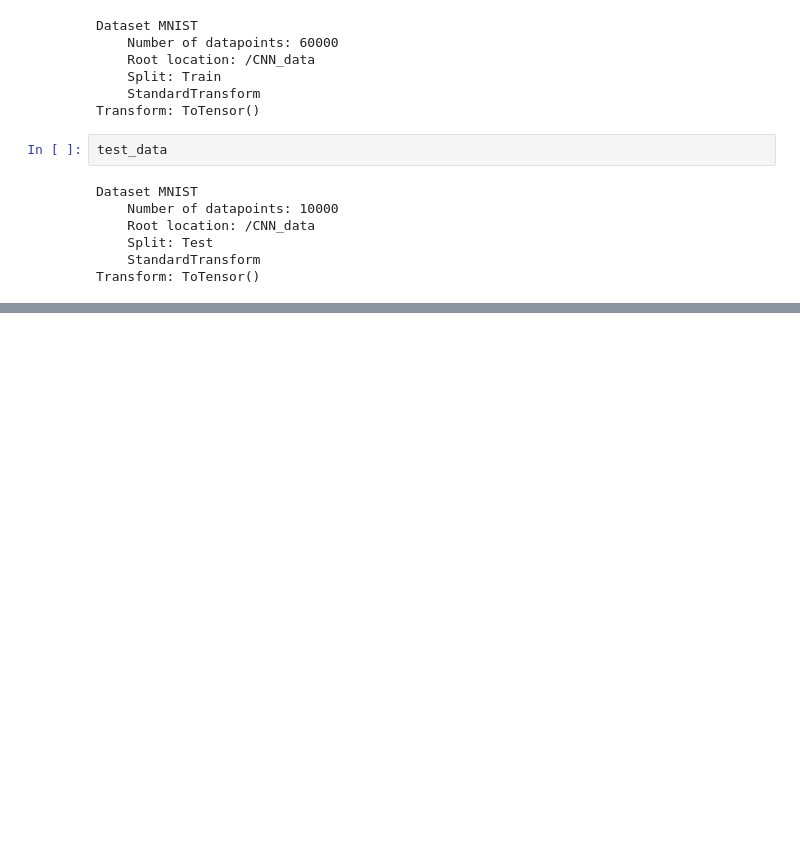
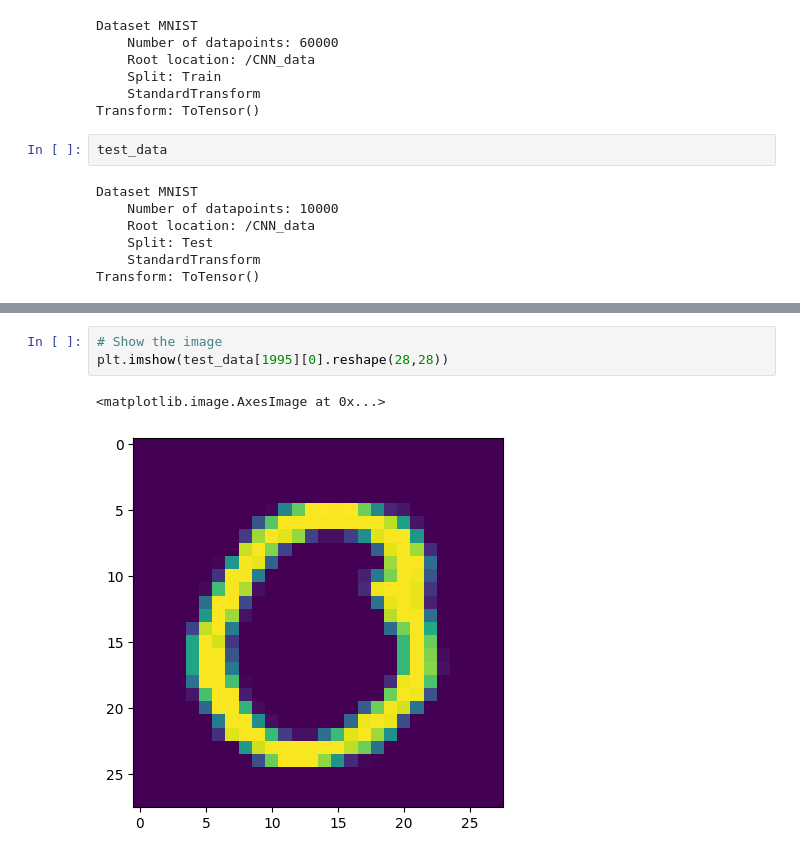
Before and after one commit to Girishbl1997/CNN-Trial, a Jupyter notebook: CNNTrial.ipynb, the cells around one changed output, grey strips where cells are left out. Saved outputs shown, nothing was run; the diff lists cells and outputs as text; blank space fills up the shorter version.

```diff
--- a/CNNTrial.ipynb
+++ b/CNNTrial.ipynb
@@ -61,0 +331,6 @@ Transform: ToTensor()
+# %%
+# Show the image
+plt.imshow(test_data[1995][0].reshape(28,28))
+# %% [output]
+<matplotlib.image.AxesImage at 0x...>
+[figure, added]
```
Also changed, not shown: parts of 31 cells of this notebook.
